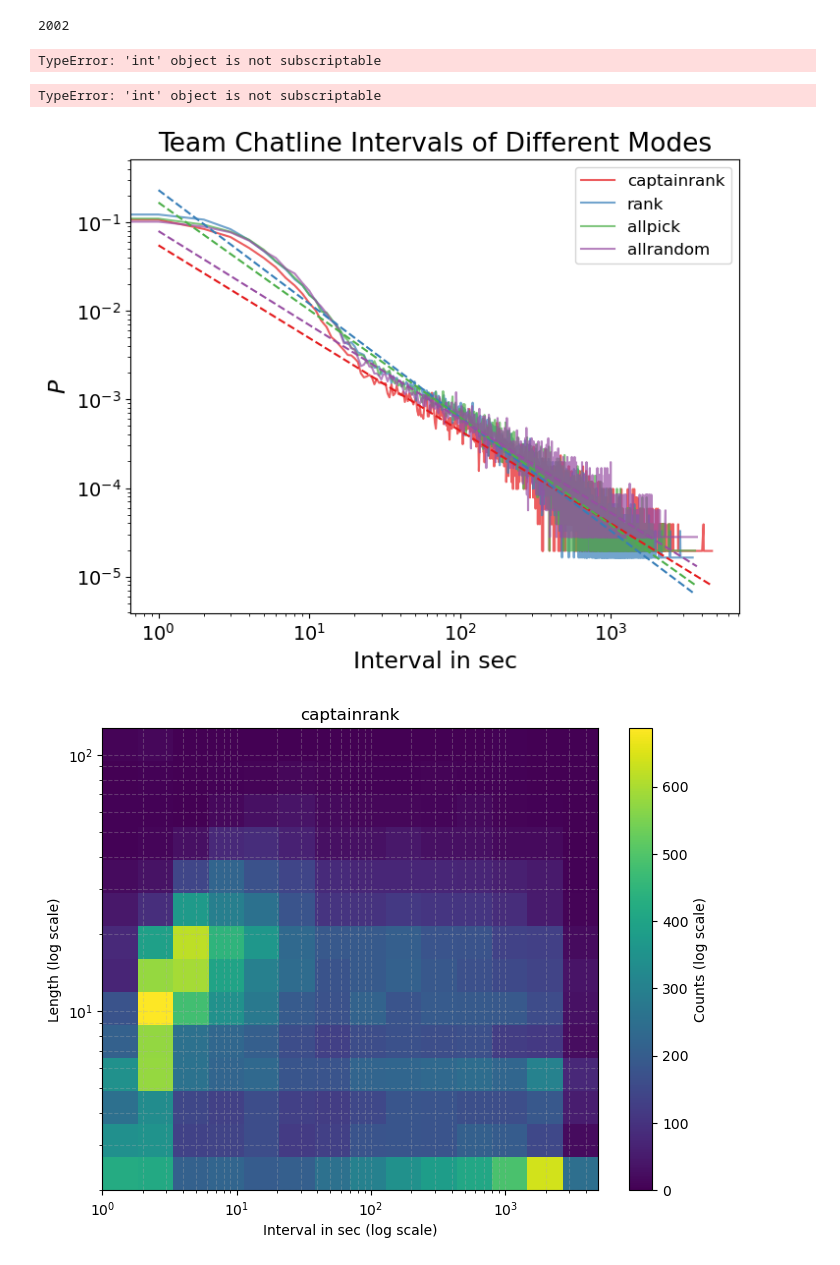
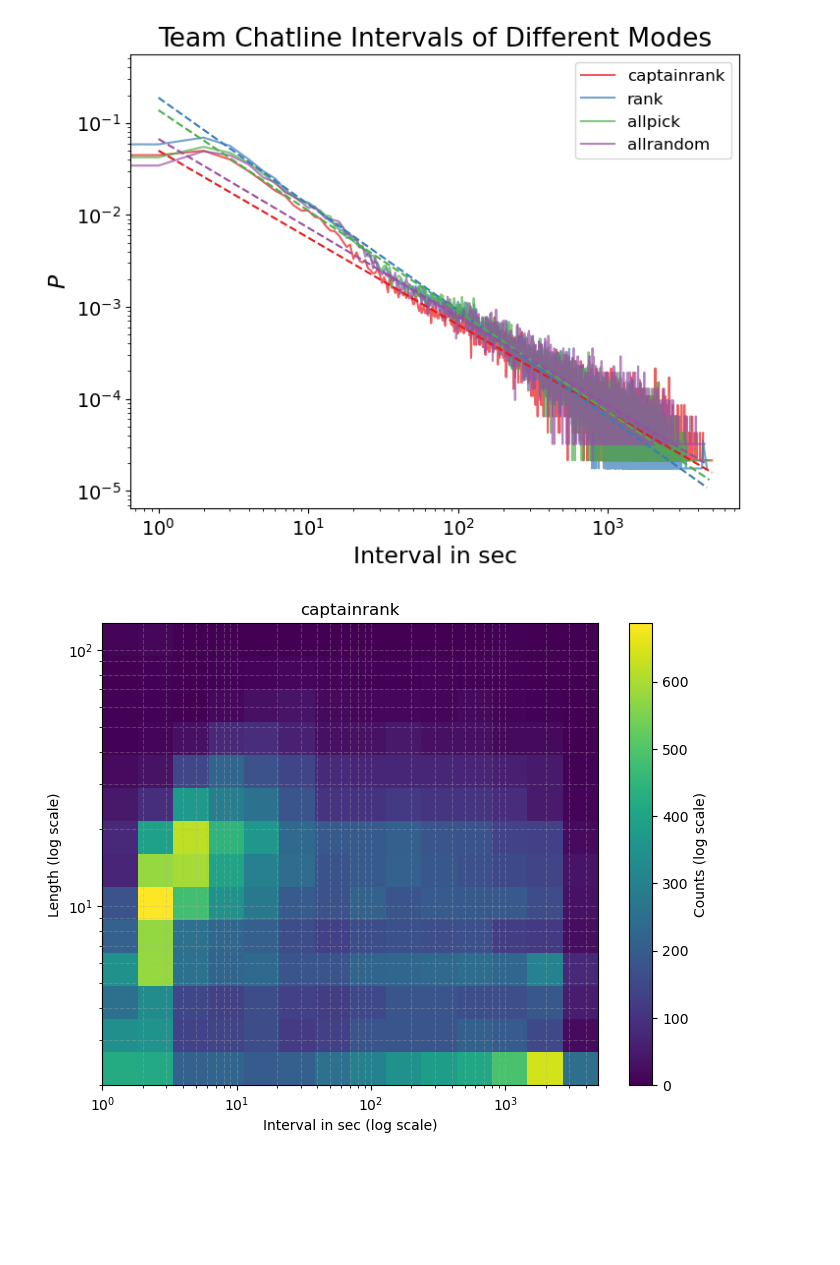
Before and after one commit to jin-awoo/bursty, a Jupyter notebook: intervals.ipynb, the cells around one changed output. Drawn from its saved outputs; the diff is of its cells as text; code cells hidden in the pictures; blank space fills up the shorter version.

```diff
--- a/intervals.ipynb
+++ b/intervals.ipynb
@@ -33,7 +28,0 @@ objs[0]['lobby_type']
-# %%
-lobby_types = []
-count=0
-for obj in objs:
-    if obj['lobby_type'] == 7:
-        count += 1
-    lobby_types.append(obj['lobby_type'])
@@ -111,38 +87,6 @@ for mode in modes:
                 ind_l_sample += l
 
     team_t[mode], team_l[mode], ind_l[mode], ind_t[mode] = team_t_sample, team_l_sample, ind_l_sample, ind_t_sample
-# %%
-import ijson
-
-objs = []
-game_mode = 2
-with open(root+'/THAT data/yasp-dump-2015-12-18.json', 'r') as file:
-    objects = ijson.items(file, 'item')
-    for i, obj in enumerate(objects):
-        if obj['game_mode'] == game_mode and obj['lobby_type'] == 7 and len(objs) < 2002:
-        # Process each JSON object
-            objs.append(obj)
-    print(len(objs))
-# Custom JSON encoder function
-def decimal_default(obj):
-    if isinstance(obj, Decimal):
-        return str(obj)
-    raise TypeError
-
-with open(data_root+'%s_matches_2001.json'%(mode_dict[game_mode]), 'w') as file:
-    json.dump(objs, file, default=decimal_default, indent=4)
-
-print('%s_matches_2000.json saved'%(mode_dict[game_mode]))
-# %% [output]
-2002
-TypeError: 'int' object is not subscriptable
-# %%
-with open(data_root+'%s_matches_2001.json'%(mode_dict[game_mode]), 'w') as file:
-    json.dump(objs, file, default=decimal_default, indent=4)
-
-print('%s_matches_2000.json saved'%(mode_dict[game_mode]))
-# %% [output]
-TypeError: 'int' object is not subscriptable
 # %%
 import matplotlib.pyplot as plt
 import seaborn as sns
@@ -154,10 +98,10 @@ palette = sns.color_palette("Set1")
 
 # Dictionary to store processed data
 ind = {}
-
+t = ind_t # ind_t/ team_t
 # Process each mode's t_sample in ind_t
-for i, mode in enumerate(team_t.keys()):
-    dist = Counter(team_t[mode])  # Count occurrences in the current sample
+for i, mode in enumerate(t.keys()):
+    dist = Counter(t[mode])  # Count occurrences in the current sample
     x, y = [], []
 
     for interval in sorted(dist):
@@ -173,35 +117,35 @@ for i, (mode, (x, y)) in enumerate(ind.items()):
 
 # Fit power-law lines
 for i, (mode, (x, y)) in enumerate(ind.items()):
     x = np.array(x)
     y = np.array(y)
 
     # Avoid log issues by replacing zeros
     x = np.where(x == 0, 1, x)
     y = np.where(y == 0, 1, y)
 
     # Fit a power-law in log-log space
     coeffs = np.polyfit(np.log(x), np.log(y), 1)
     fitted_line = np.exp(coeffs[1]) * x ** coeffs[0]
 
     # Plot fitted line
     plt.plot(x, fitted_line, linestyle='--', color=palette[i])
 
 # Labels, scales, and legend
 plt.xlabel('Interval in sec', fontsize=17)
 plt.ylabel('$P$', fontsize=17)
 plt.xscale('log')
 plt.yscale('log')
 plt.xticks(fontsize=14)
 plt.yticks(fontsize=14)
 plt.title('Team Chatline Intervals of Different Modes', fontsize=19)
 plt.legend(fontsize=12)
 
 # Save and show plot
-plt.savefig(graph_root+'team_power_law_fit.pdf')
+# plt.savefig(graph_root+'team_power_law_fit.pdf')
 plt.show()
 # %% [output]
-[figure, old version]
+[figure, new version]
 # %%
 import matplotlib.colors as mcolors
 import numpy as np
```
Also changed, not shown: parts of 33 cells of this notebook.
